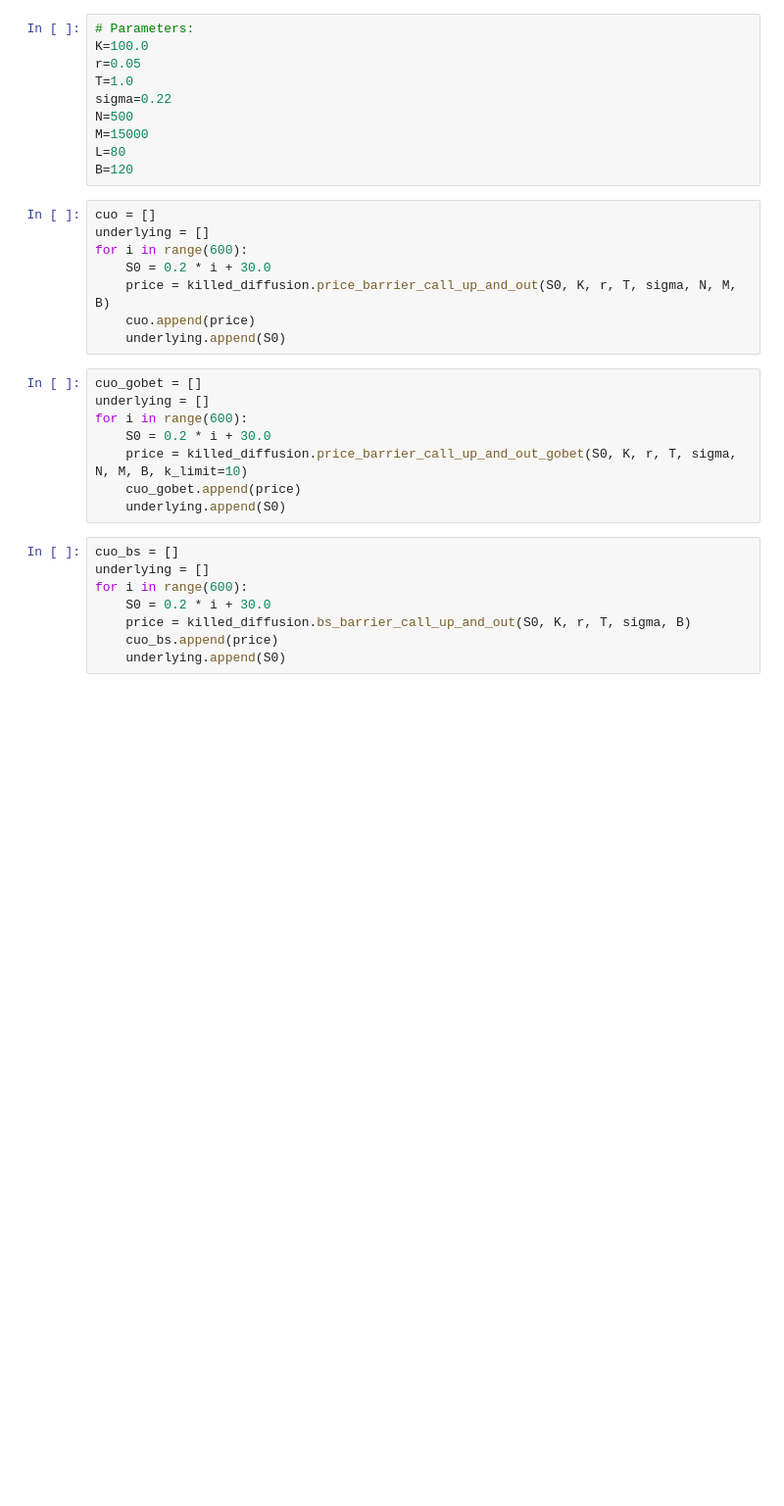
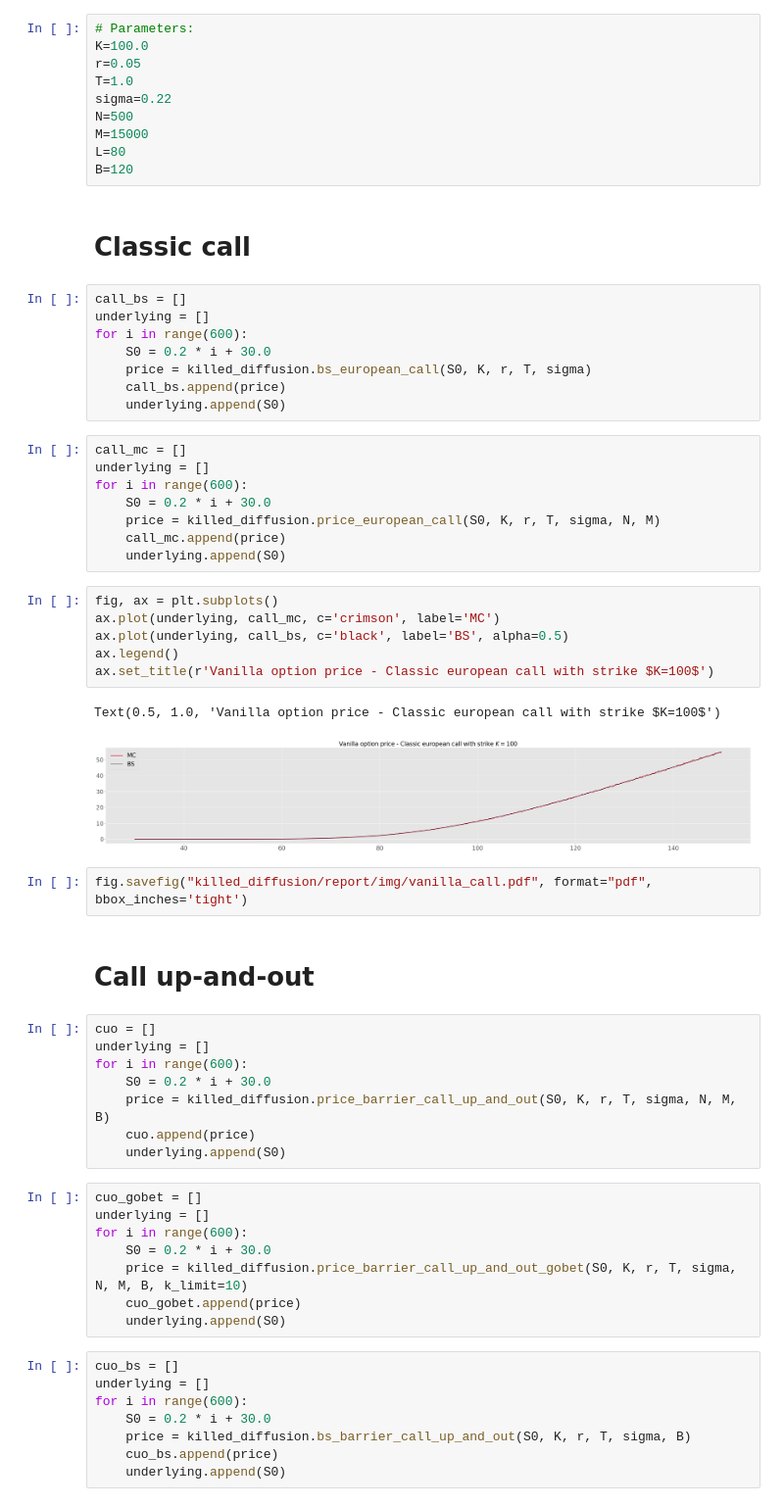
Before and after one commit to vtisserand/killed_diffusion, a Jupyter notebook: nbs/killed.ipynb, the cells around one changed output. Shown: that part at 98% size. Cells and saved outputs as stored; diff of their text form; blank space fills up the shorter version.

```diff
--- a/nbs/killed.ipynb
+++ b/nbs/killed.ipynb
@@ -40,6 +43,37 @@ N=500
 M=15000
 L=80
 B=120
+# %% [markdown]
+# Classic call
+# %%
+call_bs = []
+underlying = []
+for i in range(600):
+    S0 = 0.2 * i + 30.0
+    price = killed_diffusion.bs_european_call(S0, K, r, T, sigma)
+    call_bs.append(price)
+    underlying.append(S0)
+# %%
+call_mc = []
+underlying = []
+for i in range(600):
+    S0 = 0.2 * i + 30.0
+    price = killed_diffusion.price_european_call(S0, K, r, T, sigma, N, M)
+    call_mc.append(price)
+    underlying.append(S0)
+# %%
+fig, ax = plt.subplots()
+ax.plot(underlying, call_mc, c='crimson', label='MC')
+ax.plot(underlying, call_bs, c='black', label='BS', alpha=0.5)
+ax.legend()
+ax.set_title(r'Vanilla option price - Classic european call with strike $K=100$')
+# %% [output]
+Text(0.5, 1.0, 'Vanilla option price - Classic european call with strike $K=100$')
+[figure, added]
+# %%
+fig.savefig("killed_diffusion/report/img/vanilla_call.pdf", format="pdf", bbox_inches='tight')
+# %% [markdown]
+# Call up-and-out
 # %%
 cuo = []
 underlying = []
```
Also changed, not shown: parts of 14 cells of this notebook, 5 other files.
